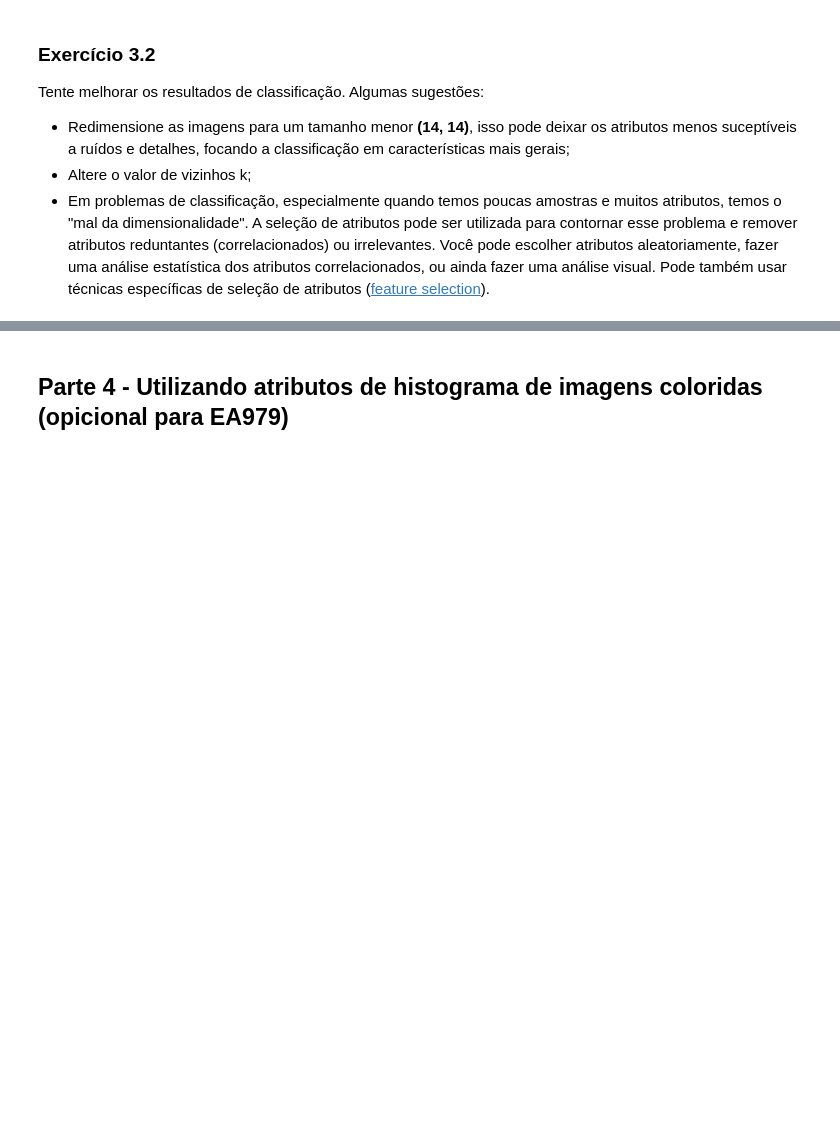
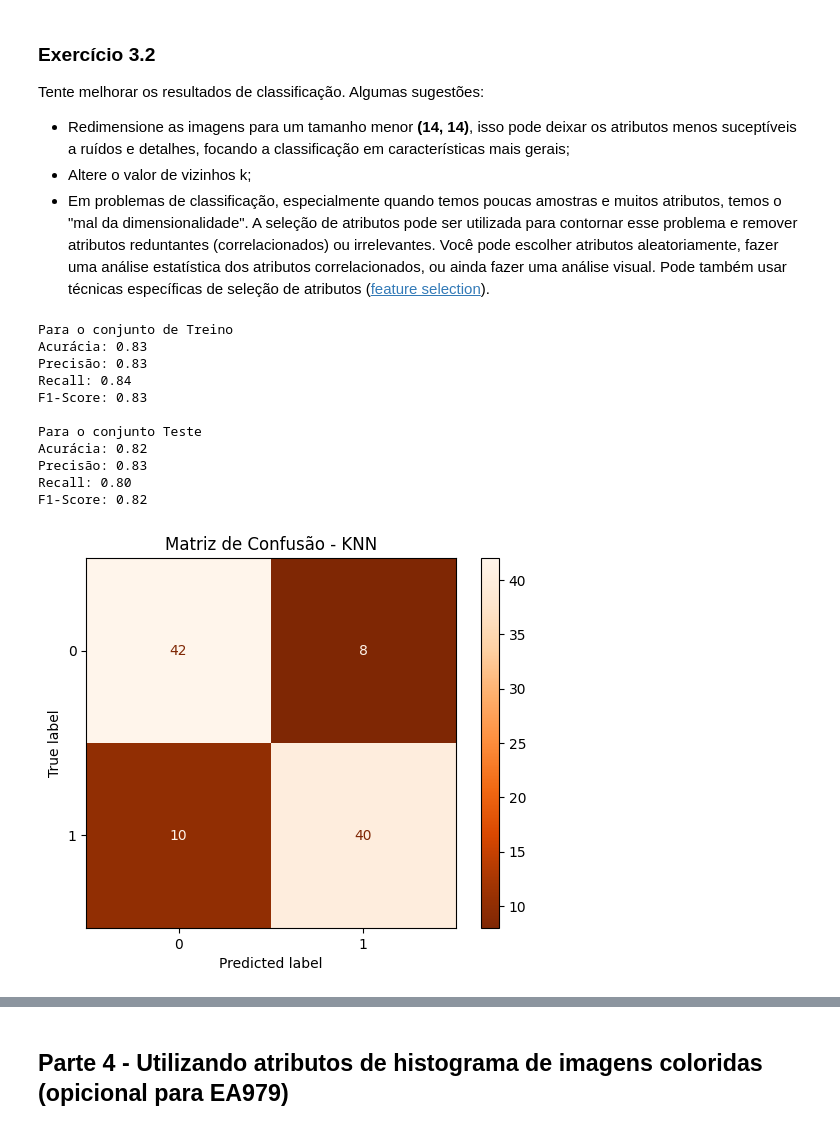
Before and after one commit to UNICAMP-EA979/2026s1-pi02-histogramas-knn-Patricio-Andre, a Jupyter notebook: Atividade.ipynb, the cells around one changed output, grey strips where cells are left out. Cells and saved outputs as stored; diff of their text form; code cells hidden in the pictures; blank space fills up the shorter version.

```diff
--- a/Atividade.ipynb
+++ b/Atividade.ipynb
@@ -501,0 +636,71 @@ Tente melhorar os resultados de classificação. Algumas sugestões:
+# %%
+# Vamos começar redefinindo cinzou
+
+def cinzou(img):
+    img = Image.fromarray(img)
+    img = img.convert('L')
+    img.resize((14, 14))
+    return histstat(img)
+
+train_features = hist_features(images_train)
+test_features = hist_features(images_test)
+
+# vamos escolher outro valor de k
+best_k = 5
+
+# Visualmente o atributo do 1% percentile dividiu muito bem as amostras
+# quando plotado com outros atributos portanto vamos escolher ele
+
+X = train_features[:,4:5]
+Y = labels_train
+X_test = test_features[:,4:5]
+
+model = KNeighborsClassifier(n_neighbors=best_k)
+model.fit(X, labels_train);
+
+labels_predicted = model.predict(X_test)
+
+
+# Avaliando o modelo (as funções foram importadas previamente da biblioteca sklearn.metrics)
+acc = accuracy_score(labels_train, model.predict(X))
+prec = precision_score(labels_train, model.predict(X))
+rec = recall_score(labels_train, model.predict(X))
+f1 = f1_score(labels_train, model.predict(X))
+
+# Imprimindo as métricas
+print("Para o conjunto de Treino")
+print('Acurácia: %.2f' % acc)
+print('Precisão: %.2f' % prec)
+print('Recall: %.2f' % rec)
+print('F1-Score: %.2f' % f1)
+
+print("\nPara o conjunto Teste")
+acc = accuracy_score(labels_test, labels_predicted)
+prec = precision_score(labels_test, labels_predicted)
+rec = recall_score(labels_test, labels_predicted)
+f1 = f1_score(labels_test, labels_predicted)
+print('Acurácia: %.2f' % acc)
+print('Precisão: %.2f' % prec)
+print('Recall: %.2f' % rec)
+print('F1-Score: %.2f' % f1)
+
+
+cm = confusion_matrix(labels_test, labels_predicted)
+
+disp = ConfusionMatrixDisplay(confusion_matrix=cm, display_labels=model.classes_)
+disp.plot(cmap=plt.cm.Oranges_r)
+plt.title("Matriz de Confusão - KNN")
+plt.show()
+# %% [output]
+Para o conjunto de Treino
+Acurácia: 0.83
+Precisão: 0.83
+Recall: 0.84
+F1-Score: 0.83
+
+Para o conjunto Teste
+Acurácia: 0.82
+Precisão: 0.83
+Recall: 0.80
+F1-Score: 0.82
+[figure, added]
```
Also changed, not shown: parts of 20 cells of this notebook.
